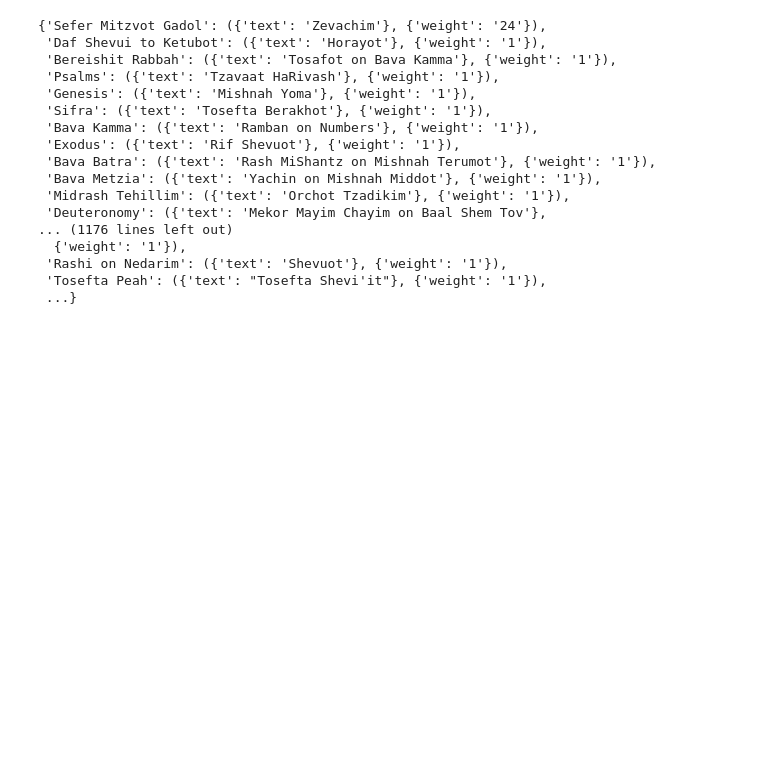
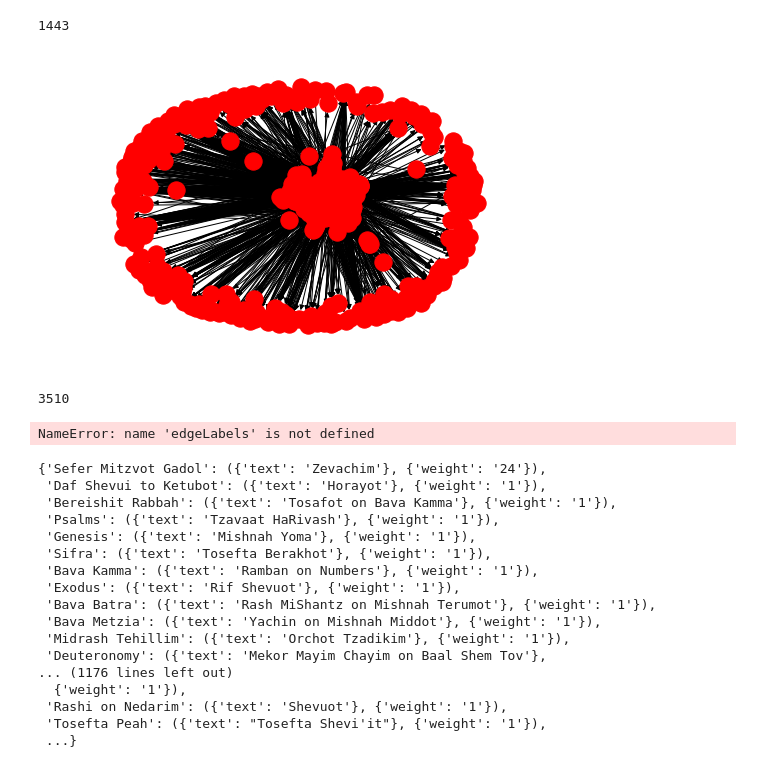
Before and after one commit to clarkdatalabs/bibliometric_networks, a Jupyter notebook: sefaria_network.ipynb, the cells around one changed output. Drawn from its saved outputs; the diff is of its cells as text; code cells hidden in the pictures; blank space fills up the shorter version.

```diff
--- a/sefaria_network.ipynb
+++ b/sefaria_network.ipynb
@@ -5,3 +8,5 @@ import pandas as pd
+# %%
+DG = nx.DiGraph()
 # %%
 link_dict = {}
 
@@ -10,10 +15,13 @@ with open('links_by_book_without_commentary.csv', "r") as csvfile:
 
     next(reader)
     for i in reader:
+#         print(i)
 #         text_referenced = i[0]
-        referencer = i[1]
-        count = i[2]
+#         referencer = i[1]
+#         count = i[2]
         link_dict[i[0]] = ({'text': i[1]}, {'weight':i[2]})
+        edgeData= {"weight": i[2]}
+        DG.add_edge(i[1],i[0], weight=i[2])
 
 
 
@@ -23,0 +37,8 @@ with open('links_by_book_without_commentary.csv', "r") as csvfile:
+# %%
+ # creates an edge from aNode1 to aNode2
+for x in link_dict:
+    DG.add_edge(link_dict[x][0]["text"], x)
+# %%
+len(link_dict)
+# %% [output]
+1443
@@ -23,0 +47,4 @@ with open('links_by_book_without_commentary.csv', "r") as csvfile:
+# %%
+nx.draw_spring(DG)
+# %% [output]
+[figure, added]
@@ -24,3 +53,15 @@ with open('links_by_book_without_commentary.csv', "r") as csvfile:
+# %%
+for a, b in DG.edges():
+    print(DG.get_edge_data(a, b, {"weight":0})["weight"])
+    edgeLabels[(a, b)] = str(DG.get_edge_data(a, b,["weight"]))
+    # retrieve the edge data dictionary
+
+nx.draw_networkx_edge_labels(DG,pos=layout, edge_labels=edgeLabels) # draw the edge labels
+plt.show()
+# show the plotting window
+# %% [output]
+3510
+NameError: name 'edgeLabels' is not defined
 # %%
 link_dict
 # %% [output]
```
Also changed, not shown: parts of 13 cells of this notebook.
